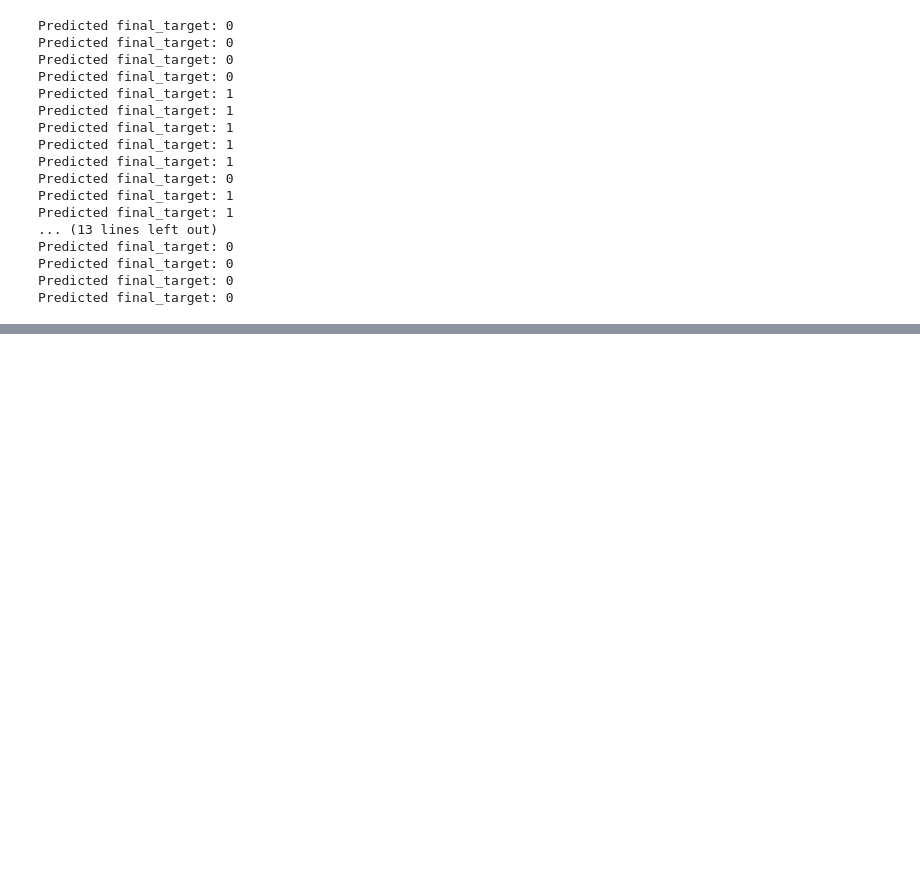
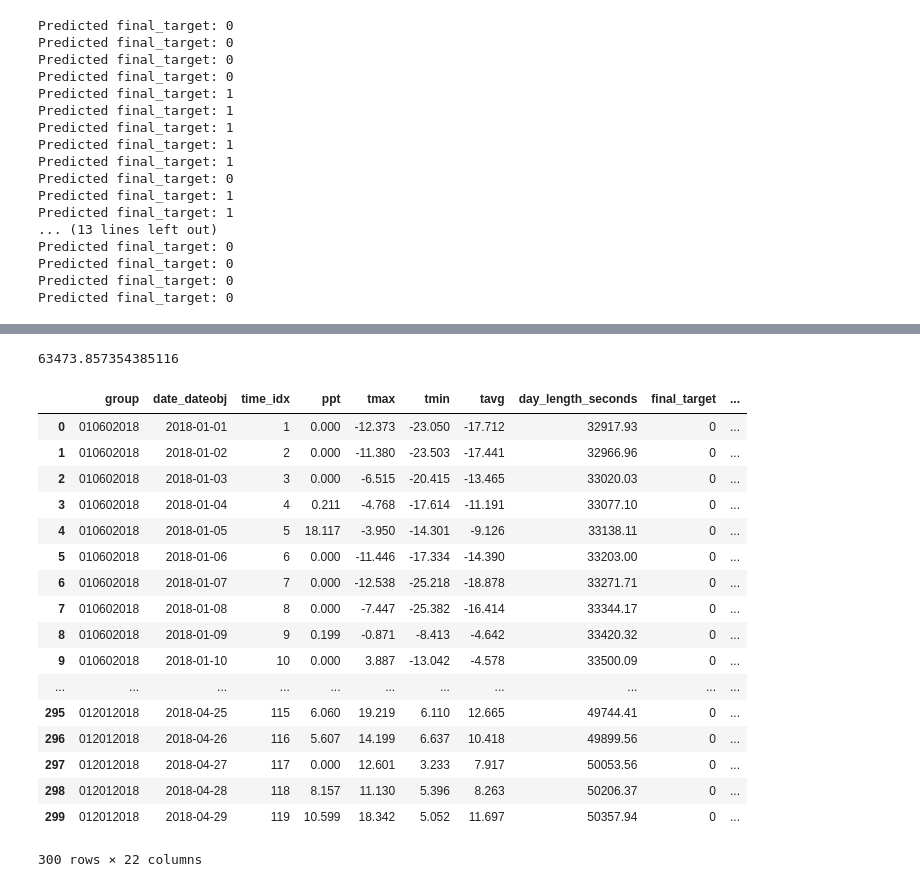
Before and after one commit to wbeckman/morel-model, a Jupyter notebook: baseline_models.ipynb, the cells around one changed output, grey strips where cells are left out. Cells and saved outputs as stored; diff of their text form; code cells hidden in the pictures; blank space fills up the shorter version.

```diff
--- a/baseline_models.ipynb
+++ b/baseline_models.ipynb
@@ -323,0 +387,4 @@ df_with_preds.to_pickle(f'{data_path}processed/timeseries_2018_through_2023_with
+# %%
+sorted_data['final_gaussian_target'].sum()
+# %% [output]
+63473.857354385116
@@ -323,0 +393,21 @@ df_with_preds.to_pickle(f'{data_path}processed/timeseries_2018_through_2023_with
+# %%
+pd.read_pickle(f'{data_path}processed/timeseries_2018_through_2023_with_baseline2.pkl').reset_index(drop=True).head(300)
+# %% [output]
+|  | group | date_dateobj | time_idx | ppt | tmax | tmin | tavg | day_length_seconds | final_target | ... |
+| 0 | 010602018 | 2018-01-01 | 1 | 0.000 | -12.373 | -23.050 | -17.712 | 32917.93 | 0 | ... |
+| 1 | 010602018 | 2018-01-02 | 2 | 0.000 | -11.380 | -23.503 | -17.441 | 32966.96 | 0 | ... |
+| 2 | 010602018 | 2018-01-03 | 3 | 0.000 | -6.515 | -20.415 | -13.465 | 33020.03 | 0 | ... |
+| 3 | 010602018 | 2018-01-04 | 4 | 0.211 | -4.768 | -17.614 | -11.191 | 33077.10 | 0 | ... |
+| 4 | 010602018 | 2018-01-05 | 5 | 18.117 | -3.950 | -14.301 | -9.126 | 33138.11 | 0 | ... |
+| 5 | 010602018 | 2018-01-06 | 6 | 0.000 | -11.446 | -17.334 | -14.390 | 33203.00 | 0 | ... |
+| 6 | 010602018 | 2018-01-07 | 7 | 0.000 | -12.538 | -25.218 | -18.878 | 33271.71 | 0 | ... |
+| 7 | 010602018 | 2018-01-08 | 8 | 0.000 | -7.447 | -25.382 | -16.414 | 33344.17 | 0 | ... |
+| 8 | 010602018 | 2018-01-09 | 9 | 0.199 | -0.871 | -8.413 | -4.642 | 33420.32 | 0 | ... |
+| 9 | 010602018 | 2018-01-10 | 10 | 0.000 | 3.887 | -13.042 | -4.578 | 33500.09 | 0 | ... |
+| ... | ... | ... | ... | ... | ... | ... | ... | ... | ... | ... |
+| 295 | 012012018 | 2018-04-25 | 115 | 6.060 | 19.219 | 6.110 | 12.665 | 49744.41 | 0 | ... |
+| 296 | 012012018 | 2018-04-26 | 116 | 5.607 | 14.199 | 6.637 | 10.418 | 49899.56 | 0 | ... |
+| 297 | 012012018 | 2018-04-27 | 117 | 0.000 | 12.601 | 3.233 | 7.917 | 50053.56 | 0 | ... |
+| 298 | 012012018 | 2018-04-28 | 118 | 8.157 | 11.130 | 5.396 | 8.263 | 50206.37 | 0 | ... |
+| 299 | 012012018 | 2018-04-29 | 119 | 10.599 | 18.342 | 5.052 | 11.697 | 50357.94 | 0 | ... |
+300 rows × 22 columns
```
Also changed, not shown: parts of 15 cells of this notebook, 4 other files.
